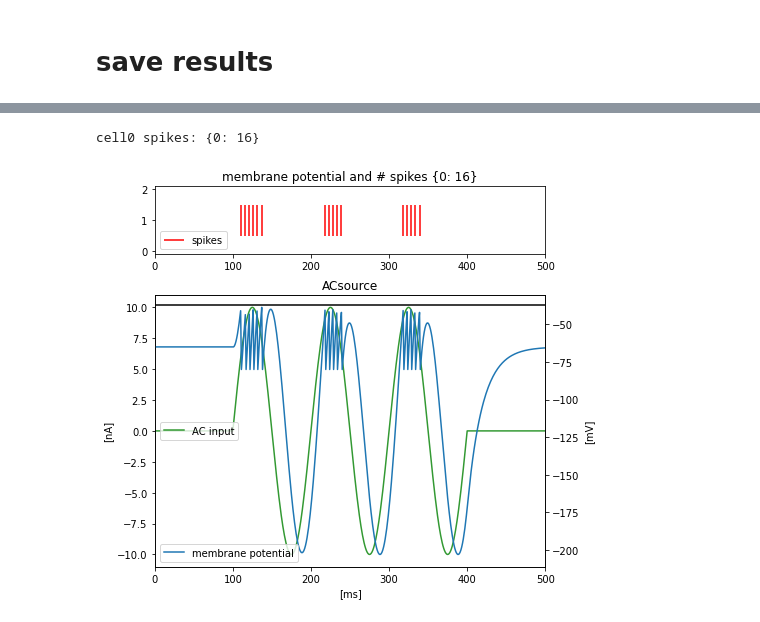
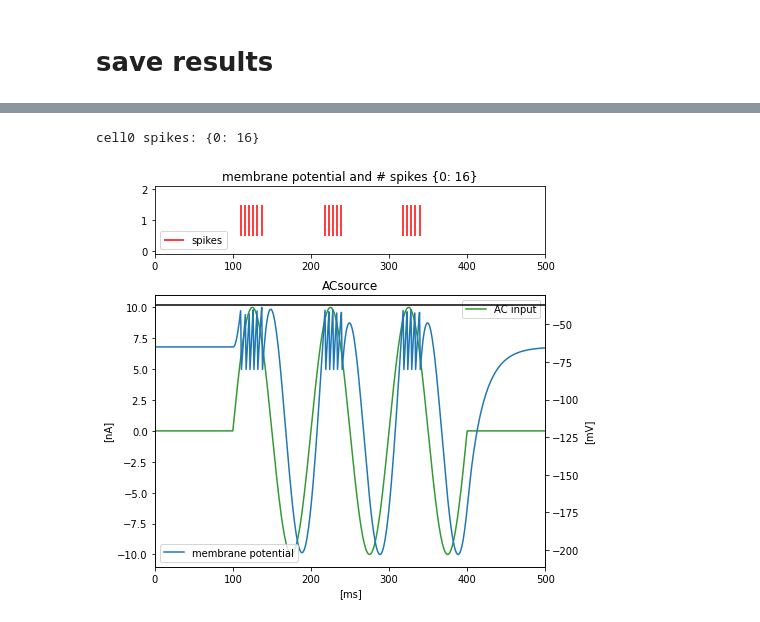
Before and after one commit to albertoarturovergani/CNT-2024, a Jupyter notebook: notebooks/eg_single-cell.ipynb, the cells around one changed output, grey strips where cells are left out. Drawn from its saved outputs; the diff is of its cells as text; code cells hidden in the pictures.

```diff
--- a/notebooks/eg_single-cell.ipynb
+++ b/notebooks/eg_single-cell.ipynb
@@ -168,32 +168,32 @@ print(f'cell0 spikes: {cell0.get_spike_counts()}')
 fig, ax = plt.subplots(1,1, figsize=(7,5))
 #fig.tight_layout(pad=5)
 
 ax.plot(i, 'green', alpha=0.8, label='AC input')
 ax1=ax.twinx()
 ax1.plot(v0, label='membrane potential')
 
 ax1.axhline(y=cell0[0].v_thresh, color='k')
 ax2=ax1.inset_axes([0,1.15,1,0.25])
 ax2.set_xlim(0, simtime)
 ax2.eventplot(np.array(list(spikes0)).T, color='r', alpha=1, label='spikes')
 
 ax.set_ylabel('[nA]')
 ax.set_title('ACsource')
 ax1.set_title(f'membrane potential and # spikes {cell0.get_spike_counts()}')
 
 ax1.set_ylabel('[mV]')
 
 ax.set_xlim(0, simtime)
 ax.set_xlabel('[ms]')
 #ax1.set_yticklabels(' ')
 
 ax1.legend(loc='lower left')
 ax2.legend(loc='lower left')
-ax.legend(loc='center left')
+ax.legend(loc='upper right')
 
 
 
 fig.savefig(f'{saveName}.jpeg', dpi=70, bbox_inches='tight', facecolor='white')
 # %% [output]
 cell0 spikes: {0: 16}
-[figure, old version]
+[figure, new version]
```
Also changed, not shown: parts of 2 cells of this notebook, 1 other file.
